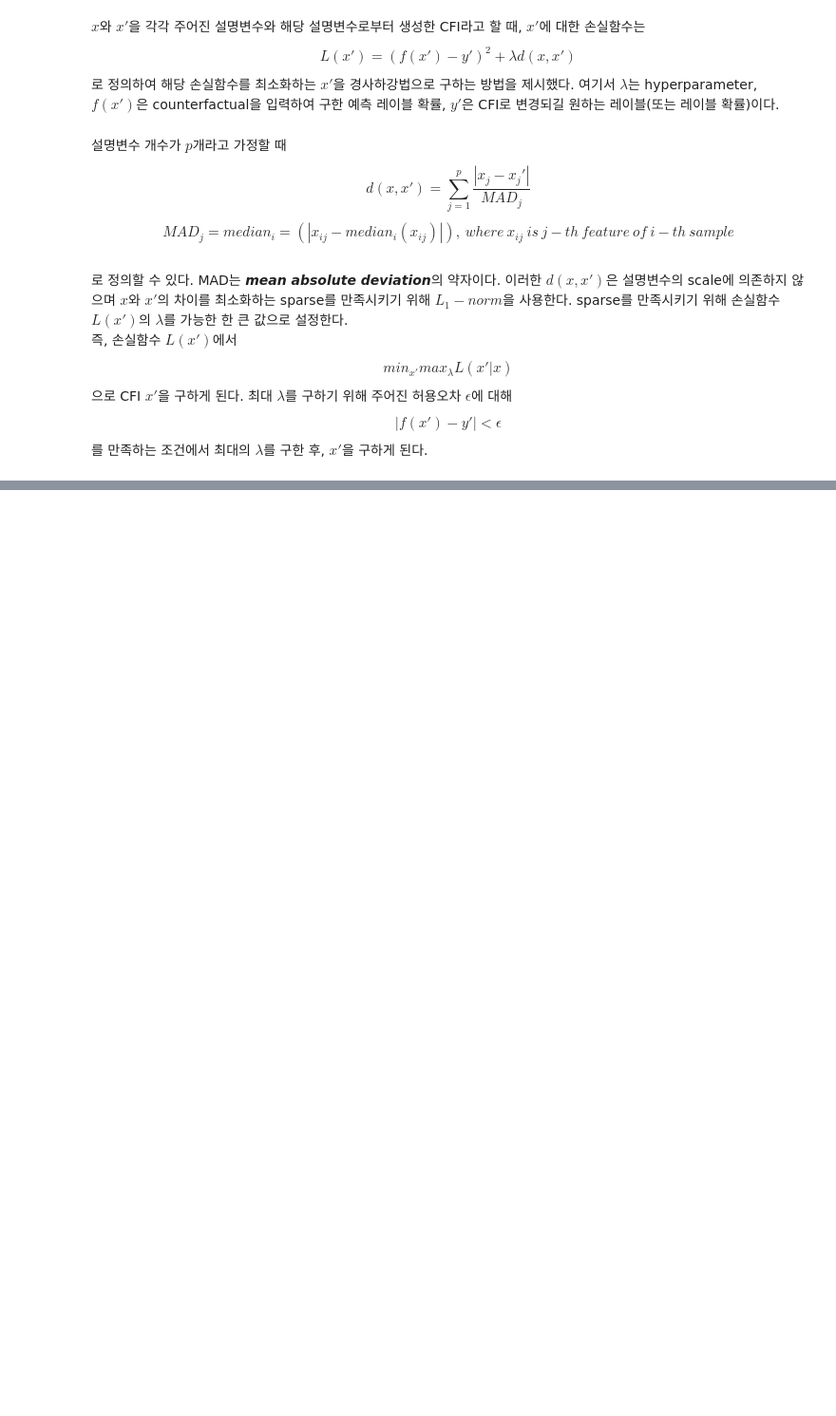
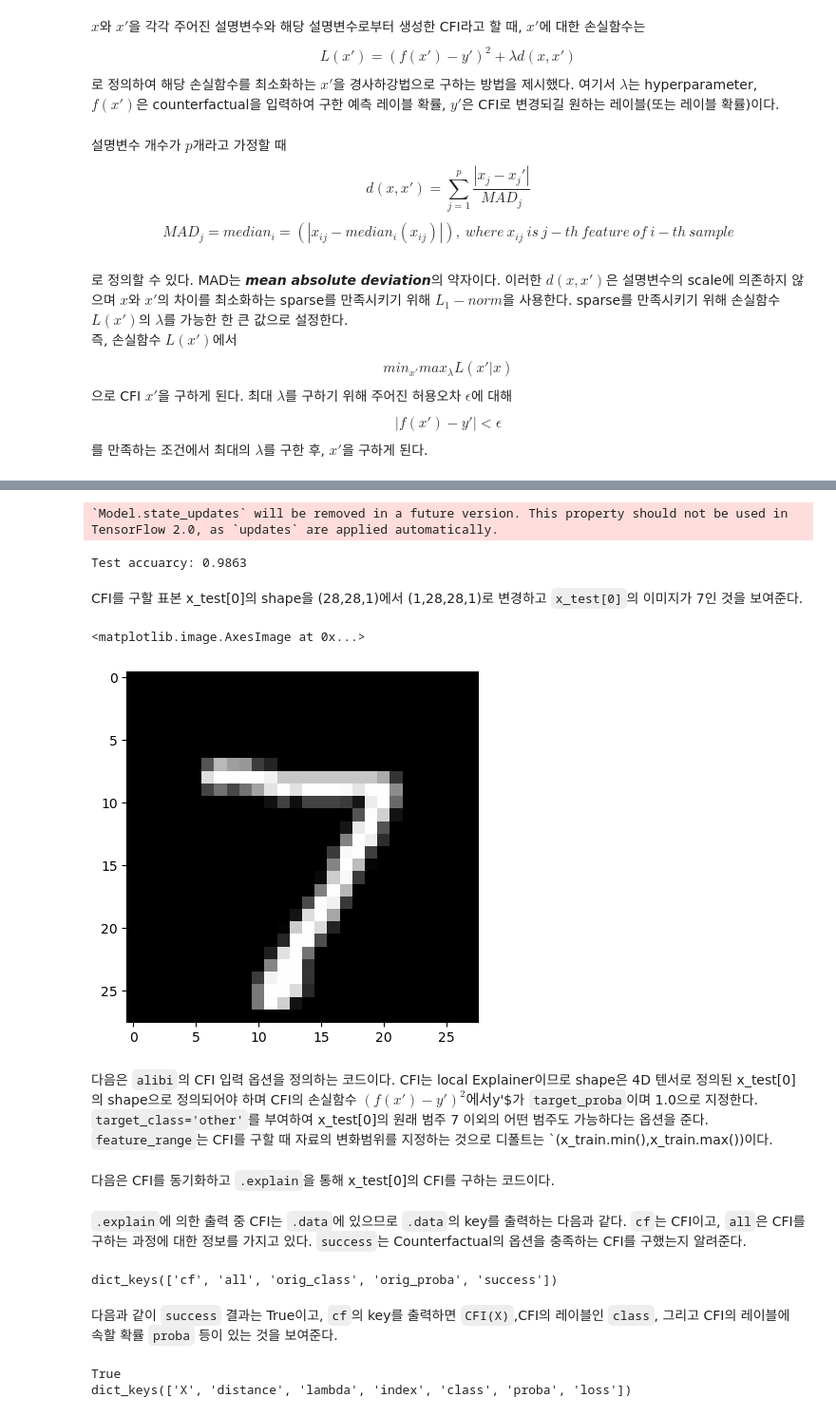
Before and after one commit to csw0625/Explainable_AI, a Jupyter notebook: Ch13.Counterfactual_Instances.ipynb, the cells around one changed output, grey strips where cells are left out. Shown at 95% size. Drawn from its saved outputs; the diff is of its cells as text; code cells hidden in the pictures; blank space fills up the shorter version.

```diff
--- a/Ch13.Counterfactual_Instances.ipynb
+++ b/Ch13.Counterfactual_Instances.ipynb
@@ -42,0 +124,12 @@ CFI는 블랙박스 모형뿐만 아니라 내부구조(모수와 은닉층의
+# %%
+X_train = X_train.astype('float32') / 255
+X_test = X_test.astype('float32') / 255
+
+X_train = np.reshape(X_train,X_train.shape + (1,))
+X_test = np.reshape(X_test,X_test.shape + (1,))
+print('X_train shape:',X_train.shape,'X_test shape:',X_test.shape)
+
+y_train = to_categorical(y_train)
+y_test = to_categorical(y_test)
+
+print('y_train shape:',y_train.shape,'y_test shape',y_test.shape)
@@ -42,0 +141,5 @@ CFI는 블랙박스 모형뿐만 아니라 내부구조(모수와 은닉층의
+# %%
+xmin, xmax = -0.5 , 0.5
+
+X_train = ((X_train - X_train.min()) / (X_train.max()-X_train.min())) * (xmax-xmin) + xmin
+X_test = ((X_test -  X_test.min())   / (X_test.max() - X_test.min())) * (xmax-xmin) + xmin
@@ -42,0 +188,16 @@ CFI는 블랙박스 모형뿐만 아니라 내부구조(모수와 은닉층의
+# %%
+score = cnn.evaluate(X_test, y_test,verbose=0)
+print('Test accuarcy:',score[1])
+# %% [output]
+`Model.state_updates` will be removed in a future version. This property should not be used in TensorFlow 2.0, as `updates` are applied automatically.
+Test accuarcy: 0.9863
+# %% [markdown]
+CFI를 구할 표본 x_test[0]의 shape을 (28,28,1)에서 (1,28,28,1)로 변경하고 `x_test[0]`의 이미지가 7인 것을 보여준다.
+# %%
+X = X_test[0].reshape(1,28,28,1)
+plt.imshow(X.reshape(28,28))
+# %% [output]
+<matplotlib.image.AxesImage at 0x...>
+[figure, added]
+# %% [markdown]
+다음은 `alibi`의 CFI 입력 옵션을 정의하는 코드이다. CFI는 local Explainer이므로 shape은 4D 텐서로 정의된 x_test[0]의 shape으로 정의되어야 하며 CFI의 손실함수 $(f(x')-y')^2에서 $y'$가 `target_proba`이며 1.0으로 지정한다. `target_class='other'`를 부여하여 x_test[0]의 원래 범주 7 이외의 어떤 범주도 가능하다는 옵션을 준다. `feature_range`는 CFI를 구할 때 자료의 변화범위를 지정하는 것으로 디폴트는 `(x_train.min(),x_train.max())이다.
@@ -42,0 +217,2 @@ CFI는 블랙박스 모형뿐만 아니라 내부구조(모수와 은닉층의
+# %% [markdown]
+다음은 CFI를 동기화하고 `.explain`을 통해 x_test[0]의 CFI를 구하는 코드이다.
@@ -42,0 +228,14 @@ CFI는 블랙박스 모형뿐만 아니라 내부구조(모수와 은닉층의
+# %% [markdown]
+`.explain`에 의한 출력 중 CFI는 `.data`에 있으므로 `.data`의 key를 출력하는 다음과 같다. `cf`는 CFI이고, `all`은 CFI를 구하는 과정에 대한 정보를 가지고 있다. `success`는 Counterfactual의 옵션을 충족하는 CFI를 구했는지 알려준다.
+# %%
+print(explainer.data.keys())
+# %% [output]
+dict_keys(['cf', 'all', 'orig_class', 'orig_proba', 'success'])
+# %% [markdown]
+다음과 같이 `success` 결과는 True이고, `cf`의 key를 출력하면 `CFI(X)`,CFI의 레이블인 `class`, 그리고 CFI의 레이블에 속할 확률 `proba` 등이 있는 것을 보여준다.
+# %%
+print(explainer.data['success'])
+print(explainer.data['cf'].keys())
+# %% [output]
+True
+dict_keys(['X', 'distance', 'lambda', 'index', 'class', 'proba', 'loss'])
```
Also changed, not shown: parts of 36 cells of this notebook.
